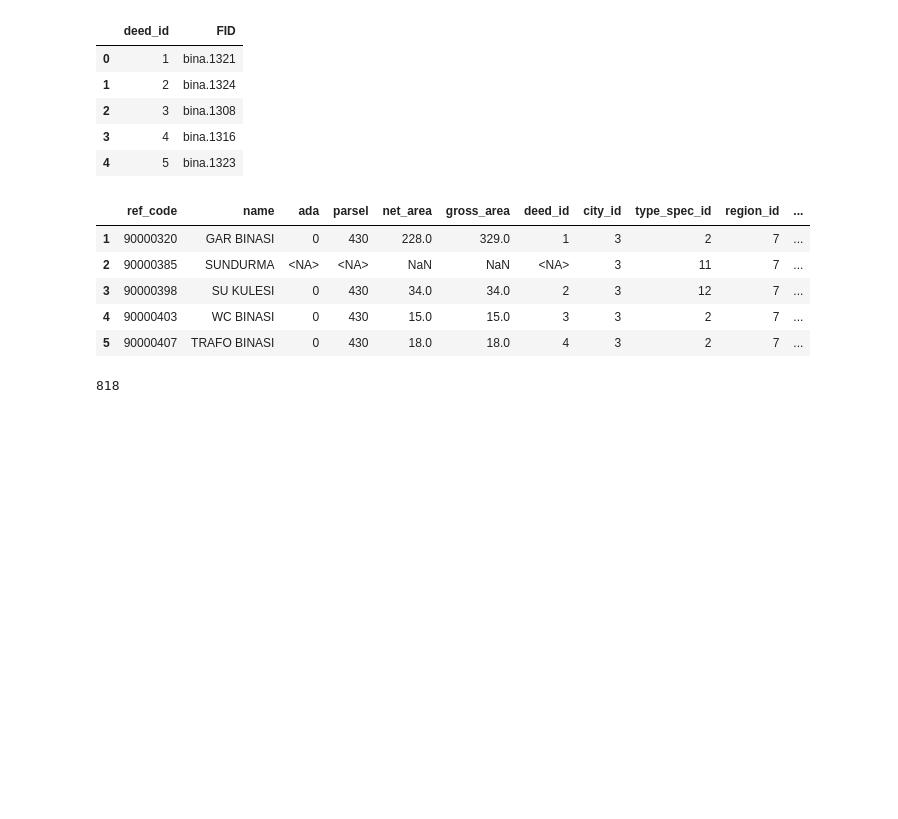
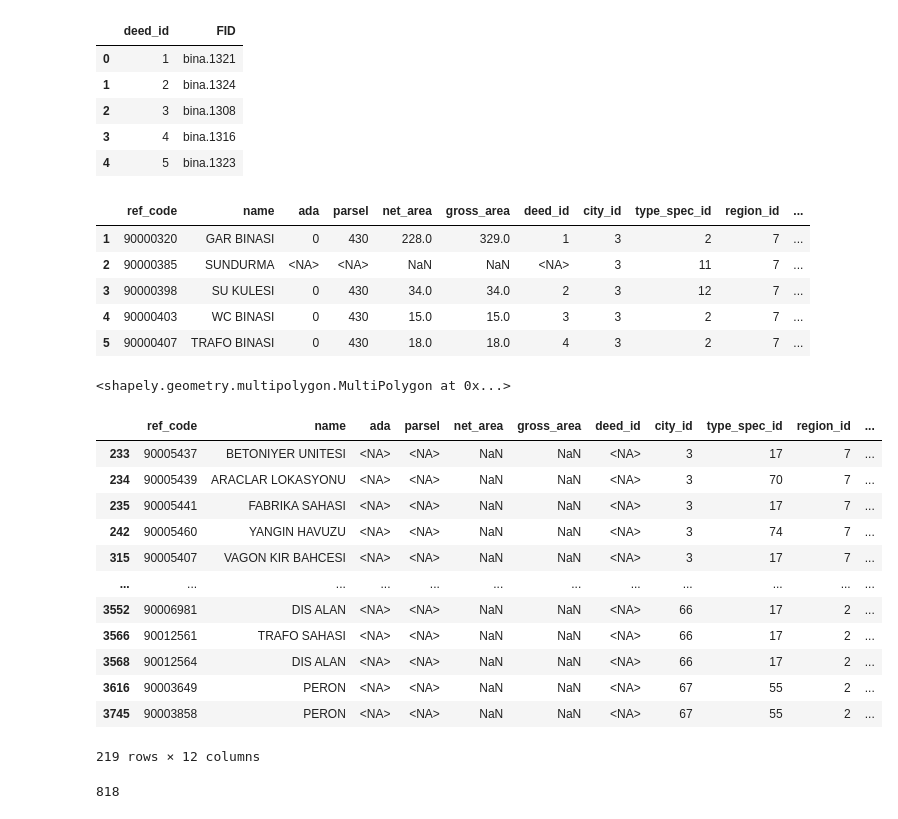
Before and after one commit to kurtgodel1/emlak, a Jupyter notebook: emlak.ipynb, the cells around one changed output. Drawn from its saved outputs; the diff is of its cells as text; code cells hidden in the pictures; blank space fills up the shorter version.

```diff
--- a/emlak.ipynb
+++ b/emlak.ipynb
@@ -386,3 +401,48 @@ real_estate_full.head()
 | 3 | 90000398 | SU KULESI | 0 | 430 | 34.0 | 34.0 | 2 | 3 | 12 | 7 | ... |
 | 4 | 90000403 | WC BINASI | 0 | 430 | 15.0 | 15.0 | 3 | 3 | 2 | 7 | ... |
 | 5 | 90000407 | TRAFO BINASI | 0 | 430 | 18.0 | 18.0 | 4 | 3 | 2 | 7 | ... |
+# %%
+from shapely import wkt
+
+
+ev = emlakverileri[['Code','geom','Lat','Long']]
+
+geom = ev[ev.Code.isin(real_estate_full.ref_code)]
+geom = geom[geom.Lat.notna() | geom.Long.notna() | geom.geom.notna()]
+
+geom.reset_index(inplace=True, drop=True)
+geom.index += 1
+geom.reset_index(inplace=True, names='geom_id')
+geom.index += 1
+real_estate_geo = real_estate_full\
+                  .merge(geom, left_on='ref_code', right_on='Code', how='left')\
+                  .drop(columns=['Code','geom','Lat','Long'])\
+                  .astype({'geom_id':'Int64'})
+
+real_estate_geo.index += 1
+real_estate_geo
+
+geom.loc[geom.geom.isna(), 'geom'] = 'MULTIPOLYGON EMPTY'
+geom['geom'] = geom['geom'].apply(wkt.loads)
+geom = gp.GeoDataFrame(geom, geometry='geom')
+geom = geom.set_crs('epsg:4326').rename(columns={'Lat': 'lat','Long': 'long'})
+geom[['lat','long']] = geom[['lat','long']].apply(lambda x: x.str.replace(',','.')).astype({'lat':'float64','long':'float64'})
+geom.drop(columns=['geom_id','Code'],inplace=True)
+# %% [output]
+<shapely.geometry.multipolygon.MultiPolygon at 0x...>
+# %%
+real_estate_geo[real_estate_geo.geom_id.isna()]
+# %% [output]
+|  | ref_code | name | ada | parsel | net_area | gross_area | deed_id | city_id | type_spec_id | region_id | ... |
+| 233 | 90005437 | BETONIYER UNITESI | <NA> | <NA> | NaN | NaN | <NA> | 3 | 17 | 7 | ... |
+| 234 | 90005439 | ARACLAR LOKASYONU | <NA> | <NA> | NaN | NaN | <NA> | 3 | 70 | 7 | ... |
+| 235 | 90005441 | FABRIKA SAHASI | <NA> | <NA> | NaN | NaN | <NA> | 3 | 17 | 7 | ... |
+| 242 | 90005460 | YANGIN HAVUZU | <NA> | <NA> | NaN | NaN | <NA> | 3 | 74 | 7 | ... |
+| 315 | 90005407 | VAGON KIR BAHCESI | <NA> | <NA> | NaN | NaN | <NA> | 3 | 17 | 7 | ... |
+| ... | ... | ... | ... | ... | ... | ... | ... | ... | ... | ... | ... |
+| 3552 | 90006981 | DIS ALAN | <NA> | <NA> | NaN | NaN | <NA> | 66 | 17 | 2 | ... |
+| 3566 | 90012561 | TRAFO SAHASI | <NA> | <NA> | NaN | NaN | <NA> | 66 | 17 | 2 | ... |
+| 3568 | 90012564 | DIS ALAN | <NA> | <NA> | NaN | NaN | <NA> | 66 | 17 | 2 | ... |
+| 3616 | 90003649 | PERON | <NA> | <NA> | NaN | NaN | <NA> | 67 | 55 | 2 | ... |
+| 3745 | 90003858 | PERON | <NA> | <NA> | NaN | NaN | <NA> | 67 | 55 | 2 | ... |
+219 rows × 12 columns
```
Also changed, not shown: parts of 7 cells of this notebook.
